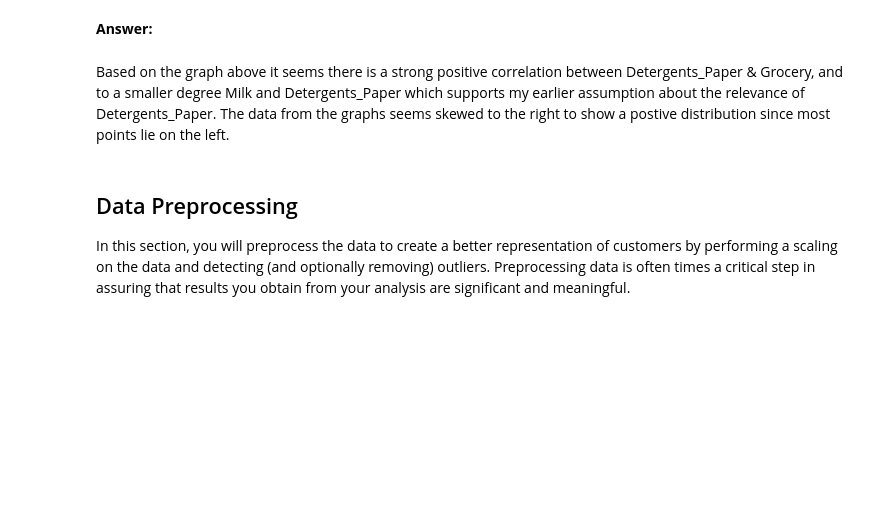
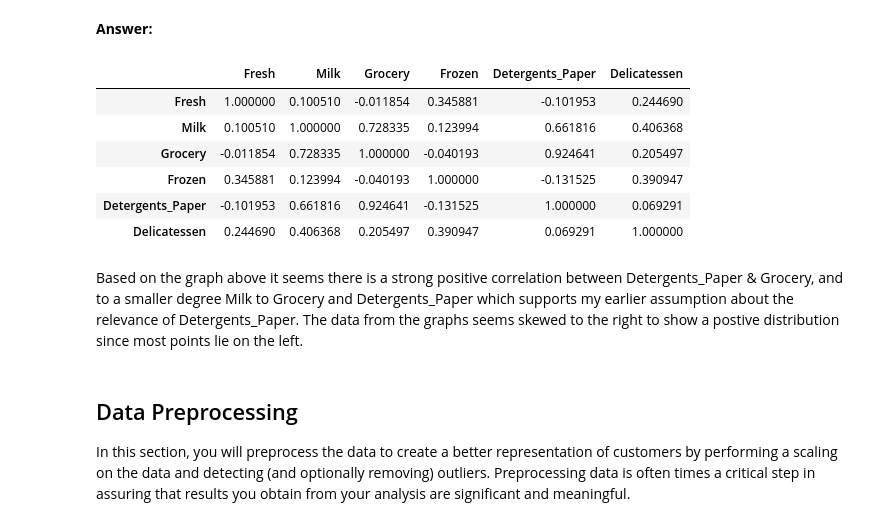
Before and after one commit to trdelgado/Udacity-MLND, a Jupyter notebook: customer_segments/customer_segments.ipynb, the cells around one changed output. Drawn from its saved outputs; the diff is of its cells as text; code cells hidden in the pictures; blank space fills up the shorter version.

```diff
--- a/customer_segments/customer_segments.ipynb
+++ b/customer_segments/customer_segments.ipynb
@@ -142,8 +142,19 @@ pd.scatter_matrix(data, alpha = 0.3, figsize = (14,8), diagonal = 'kde');
 **Hint:** Is the data normally distributed? Where do most of the data points lie?
 # %% [markdown]
 **Answer:**
+# %%
+# Matrix of correlations for all feature pairs
+data.corr()
+# %% [output]
+|  | Fresh | Milk | Grocery | Frozen | Detergents_Paper | Delicatessen |
+| Fresh | 1.000000 | 0.100510 | -0.011854 | 0.345881 | -0.101953 | 0.244690 |
+| Milk | 0.100510 | 1.000000 | 0.728335 | 0.123994 | 0.661816 | 0.406368 |
+| Grocery | -0.011854 | 0.728335 | 1.000000 | -0.040193 | 0.924641 | 0.205497 |
+| Frozen | 0.345881 | 0.123994 | -0.040193 | 1.000000 | -0.131525 | 0.390947 |
+| Detergents_Paper | -0.101953 | 0.661816 | 0.924641 | -0.131525 | 1.000000 | 0.069291 |
+| Delicatessen | 0.244690 | 0.406368 | 0.205497 | 0.390947 | 0.069291 | 1.000000 |
 # %% [markdown]
-Based on the graph above it seems there is a strong positive correlation between Detergents_Paper & Grocery, and to a smaller degree Milk and Detergents_Paper which supports my earlier assumption about the relevance of Detergents_Paper. The data from the graphs seems skewed to the right to show a postive distribution since most points lie on the left.
+Based on the graph above it seems there is a strong positive correlation between Detergents_Paper & Grocery, and to a smaller degree Milk to Grocery and Detergents_Paper which supports my earlier assumption about the relevance of Detergents_Paper. The data from the graphs seems skewed to the right to show a postive distribution since most points lie on the left.
 # %% [markdown]
 ## Data Preprocessing
 In this section, you will preprocess the data to create a better representation of customers by performing a scaling on the data and detecting (and optionally removing) outliers. Preprocessing data is often times a critical step in assuring that results you obtain from your analysis are significant and meaningful.
```
Also changed, not shown: parts of 7 cells of this notebook, 14 other files.
